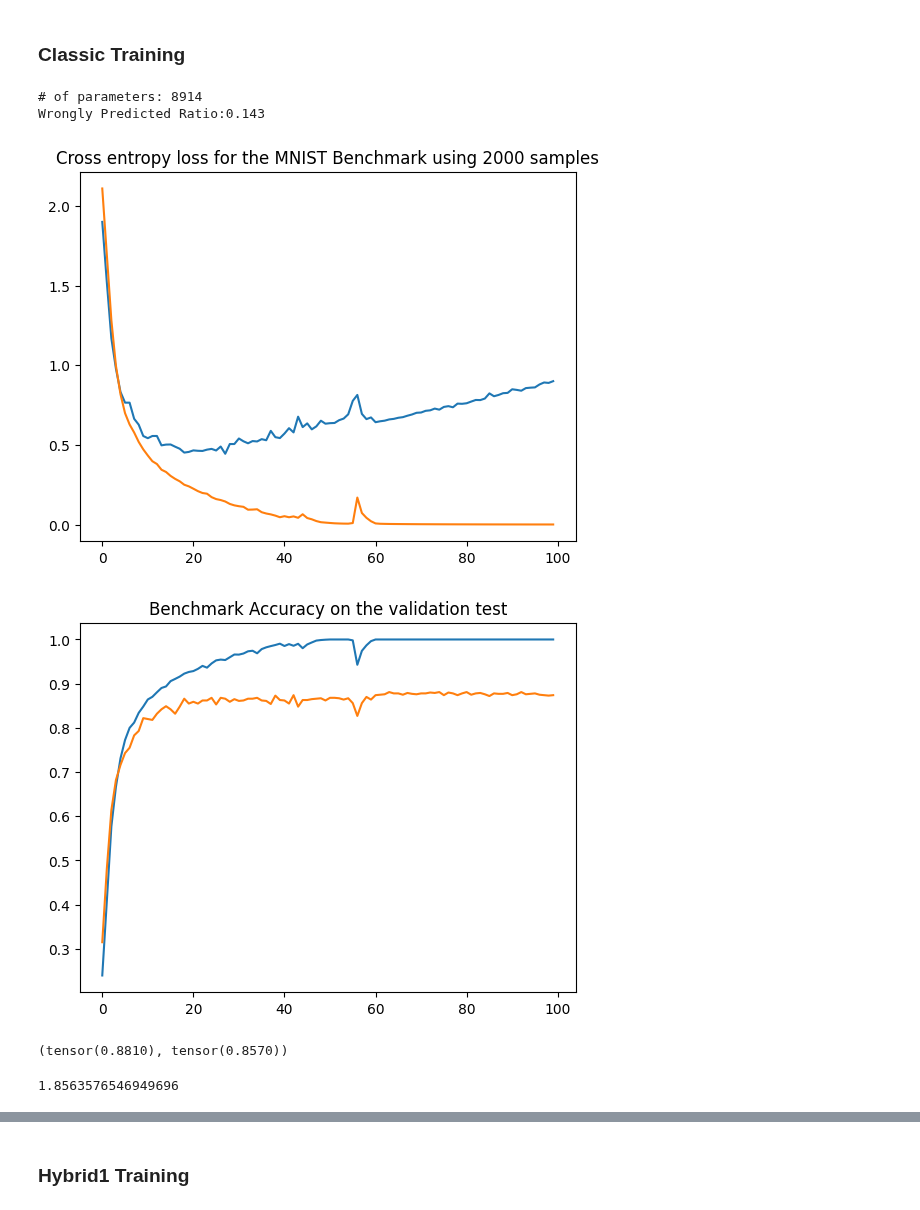
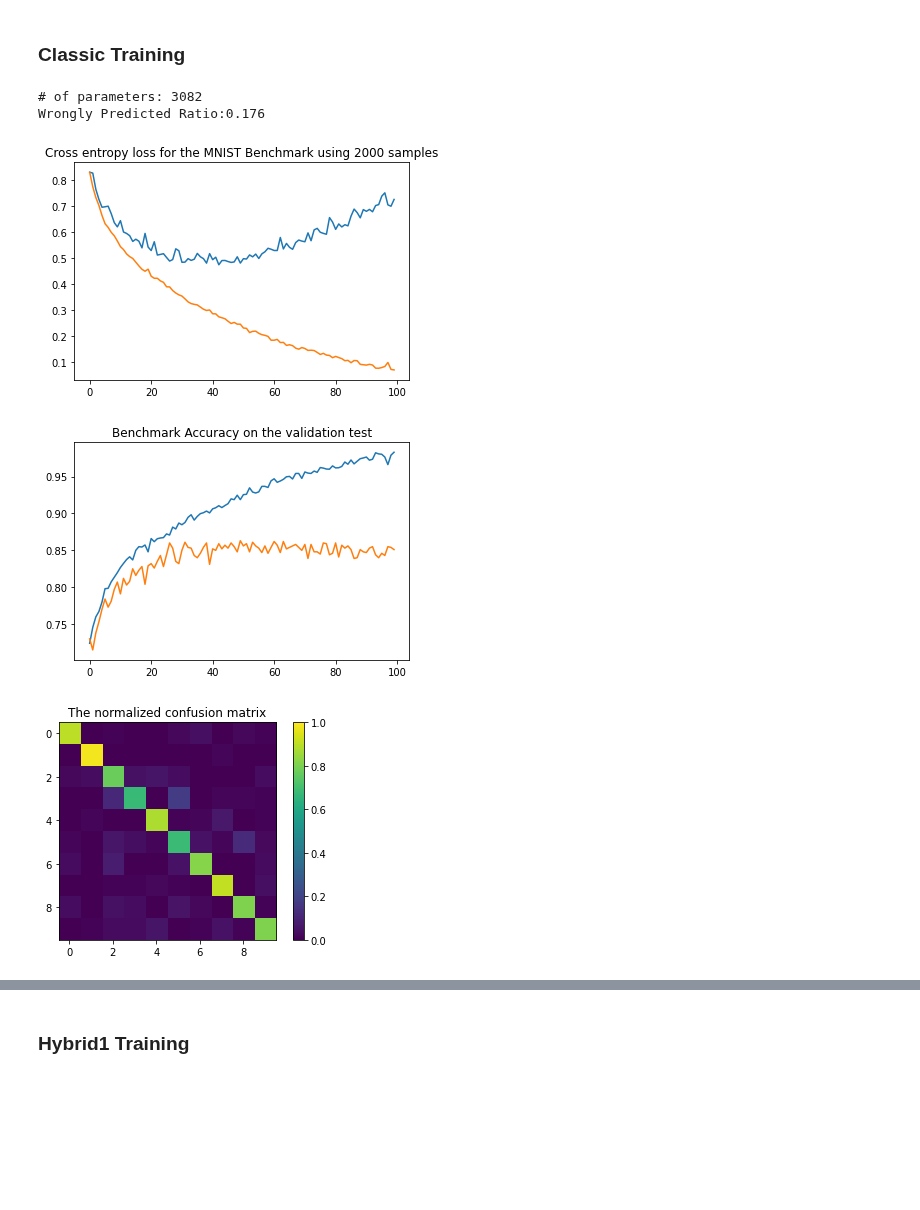
Before and after one commit to EyupBunlu/QViT_HEP_ML4Sci, a Jupyter notebook: Introduction.ipynb, the cells around one changed output, grey strips where cells are left out. Cells and saved outputs as stored; diff of their text form; code cells hidden in the pictures; blank space fills up the shorter version.

```diff
--- a/Introduction.ipynb
+++ b/Introduction.ipynb
@@ -270,9 +288,11 @@ plt.title('Dataloader')
 # %%
-n_wires= 3
-wires = list(range(n_wires))
-phi = torch.rand(n_wires,4).flatten()
-data = torch.rand(3,n_wires)
-qml.draw_mpl(qkv_ansatz,wire_order=(list(range(n_wires))))(data,phi)
-plt.title('KEY/QUERY Ansatz')
-plt.savefig('kq')
+nqubits = 8
+circuit = tc.Circuit(nqubits)
+data = torch.rand(nqubits)
+v_ansatz(circuit,data,torch.rand(3*nqubits),nqubits)
+circuit.measure(0 )
+circuit_qiskit=circuit.to_qiskit()
+f=circuit_qiskit.draw(output="mpl")
+f.suptitle('Value Ansatz for #qubits=8',size=25)
+f
 # %% [output]
@@ -301,44 +321,42 @@ tr_set,val_set,test_set = torch.utils.data.random_split(mnist_trainset,[tr_len,v
 tr_dl = DataLoader(tr_set,batch_size=32,shuffle=True)
 val_dl = DataLoader(val_set,batch_size=32,shuffle=True)
 # %%
-n_layers = 2
-FC_layers = [10]
-n_h =4
+transformer_dims = {'Token_Dim':data_patched.shape[-2],'Image_Dim':data_patched.shape[-1]}
+transformer_hyper = {'n_layers':2,'FC_layers':[10],
+                    'head_dimension':8,'Embed_Dim': 16,'ff_dim':32}
+transformer_type = {'classifying_type':'max','pos_embedding':True}
 # %% [markdown]
 ### Classic Training
+# %%
+model = HViT(**transformer_dims,**transformer_hyper,**transformer_type,attention_type='classic').to(device)
 # %%
-model = HViT(n,d,n_layers=n_layers,n_h=n_h,FC_layers=FC_layers,attention_type='classic',embed_dim=d,ff_dim=2*d).to(device)
+
 optim = torch.optim.Adam(model.parameters(),lr=1e-3)
 n_epochs = 100
 loss_fn = nn.CrossEntropyLoss(reduction='none')
 history = train(model,tr_dl,val_dl,loss_fn,optim,n_epochs,device='cuda')
 # %%
+model(data_patched[[0]].to(device))
 print(f'# of parameters: {sum([np.prod(i.shape) for i in model.parameters()])}')
-model.load_state_dict(torch.load('best_state_on_training'))
+model.load_state_dict(torch.load('best_state_on_training_acc'))
 plt.plot(history['val'],label='val_loss')
 plt.plot(history['tr'],label='tr_loss')
 plt.title('Cross entropy loss for the MNIST Benchmark using 2000 samples')
 plt.figure()
 plt.plot(history['tr_acc'],label='val')
 plt.plot(history['val_acc'],label='tr')
 plt.title('Benchmark Accuracy on the validation test')
 pred = model(test_set.dataset.data[test_set.indices[:1000]].to(device)).cpu().argmax(axis=1)
 
-# plt.figure()
-# plt.imshow(sklearn.metrics.confusion_matrix(pred.cpu(),test_set.dataset.target[test_set.indices[:1000]],normalize='true'))
-# plt.colorbar()
-# plt.title('The normalized confusion matrix')
+plt.figure()
+plt.imshow(confusion_matrix(pred.cpu(),test_set.dataset.target[test_set.indices[:1000]],normalize='true'),
+          vmin=0,vmax=1)
+plt.colorbar()
+plt.title('The normalized confusion matrix')
 print(f'Wrongly Predicted Ratio:{ (pred != test_set.dataset.target[test_set.indices[:1000]]).sum()/pred.shape[0]}')
 # %% [output]
-# of parameters: 8914
-Wrongly Predicted Ratio:0.143
+# of parameters: 3082
+Wrongly Predicted Ratio:0.176
-[figure, old version]
+[figure, new version]
-[figure, old version]
+[figure, new version]
+[figure, added]
-# %%
-max(history['val_acc']),1-(pred != test_set.dataset.target[test_set.indices[:1000]]).sum()/pred.shape[0]
-# %% [output]
-(tensor(0.8810), tensor(0.8570))
-# %%
-max(history['val'])
-# %% [output]
-1.8563576546949696
```
Also changed, not shown: parts of 44 cells of this notebook, 4 other files.
